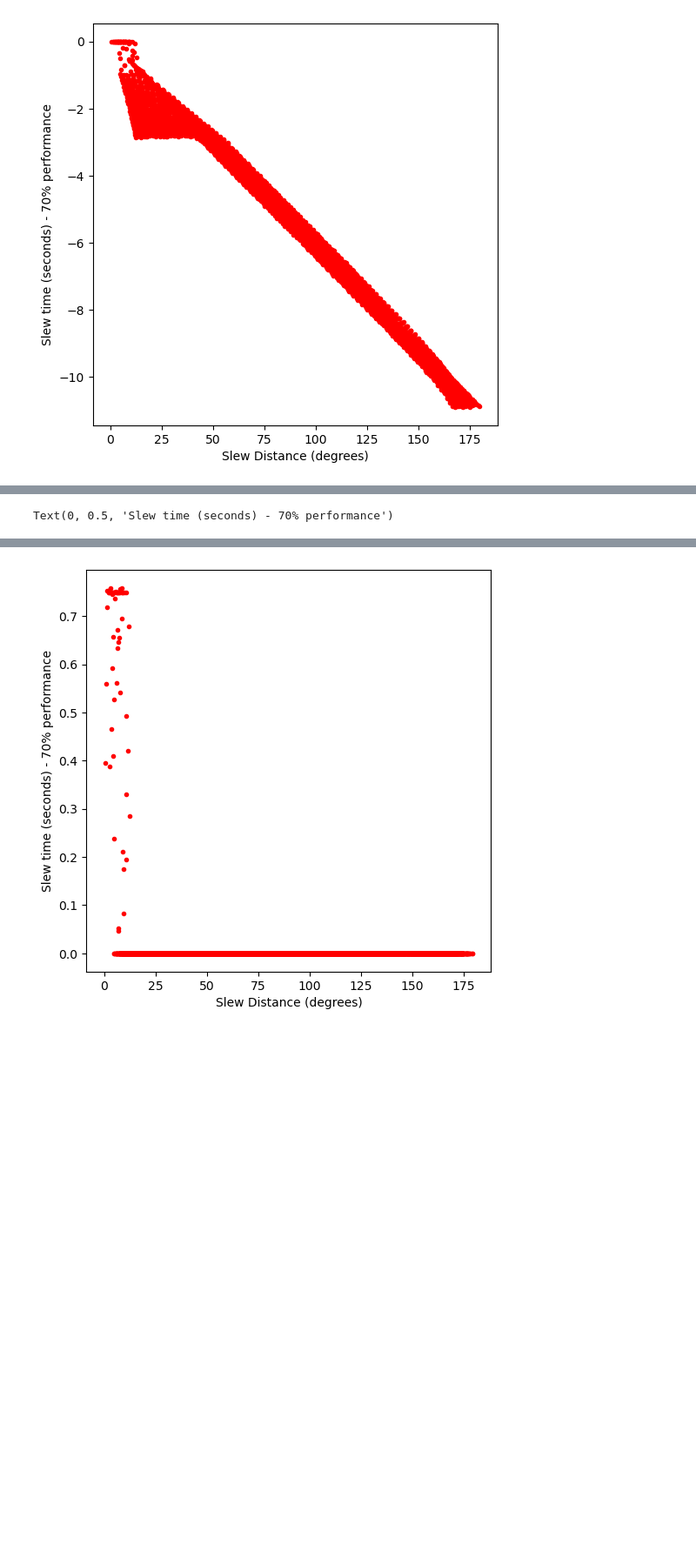
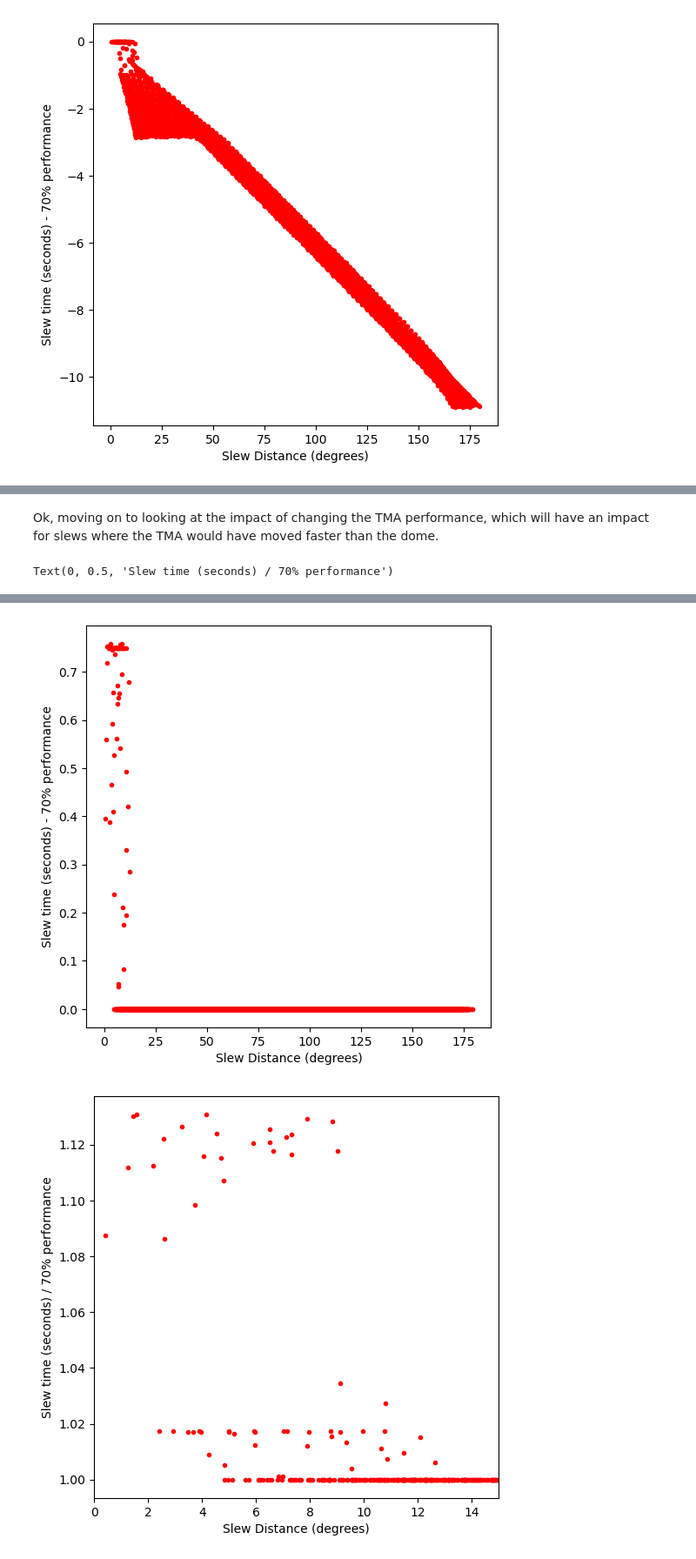
Before and after one commit to lsst-sims/sims_featureScheduler_runs4.1, a Jupyter notebook: ccr1/SlewTimeComparison.ipynb, the cells around one changed output, grey strips where cells are left out. Shown at 87% size. Cells and saved outputs as stored; diff of their text form; code cells hidden in the pictures; blank space fills up the shorter version.

```diff
--- a/ccr1/SlewTimeComparison.ipynb
+++ b/ccr1/SlewTimeComparison.ipynb
@@ -81,28 +110,38 @@ Text(0, 0.5, 'Slew time (seconds) - 70% performance')
+# %% [markdown]
+Ok, moving on to looking at the impact of changing the TMA performance, which will have an impact for slews where the TMA would have moved faster than the dome.
 # %%
 kinematic_model = KinemModel(mjd0=SURVEY_START_MJD)
 tma70 = tma_movement(70)
 tma40 = tma_movement(40)
 tma = {}
 for a in ['azimuth', 'altitude']:
     for k in ['accel', 'jerk']:
         key = f"{a}_{k}"
         tma[key] = tma40[key]
     for k in ['maxspeed']:
         key = f"{a}_{k}"
         tma[key] = tma70[key]
 tma['settle_time'] = tma40['settle_time']
 kinematic_model.setup_telescope(**tma)
 
 slewtimes = kinematic_model.slew_times(np.radians(sky['ra']), np.radians(sky['dec']), mjd=SURVEY_START_MJD,
                                       starting_alt_rad=starting_alt_rad, starting_az_rad=starting_az_rad)
 hp.mollview(slewtimes, rot=(120, 0, 0))
 
 plt.figure(figsize=(6,6))
 #plt.plot(dists, slewtimes, 'k.')
 plt.plot(dists, slewtimes - nominal, 'r.')
 plt.xlabel("Slew Distance (degrees)")
 plt.ylabel("Slew time (seconds) - 70% performance")
+
+plt.figure(figsize=(6,6))
+#plt.plot(dists, slewtimes, 'k.')
+plt.plot(dists, slewtimes / nominal, 'r.')
+plt.xlim(0, 15)
+plt.xlabel("Slew Distance (degrees)")
+plt.ylabel("Slew time (seconds) / 70% performance")
 # %% [output]
-Text(0, 0.5, 'Slew time (seconds) - 70% performance')
+Text(0, 0.5, 'Slew time (seconds) / 70% performance')
 [figure]
 [figure]
+[figure, added]
```
Also changed, not shown: parts of 23 cells of this notebook.
